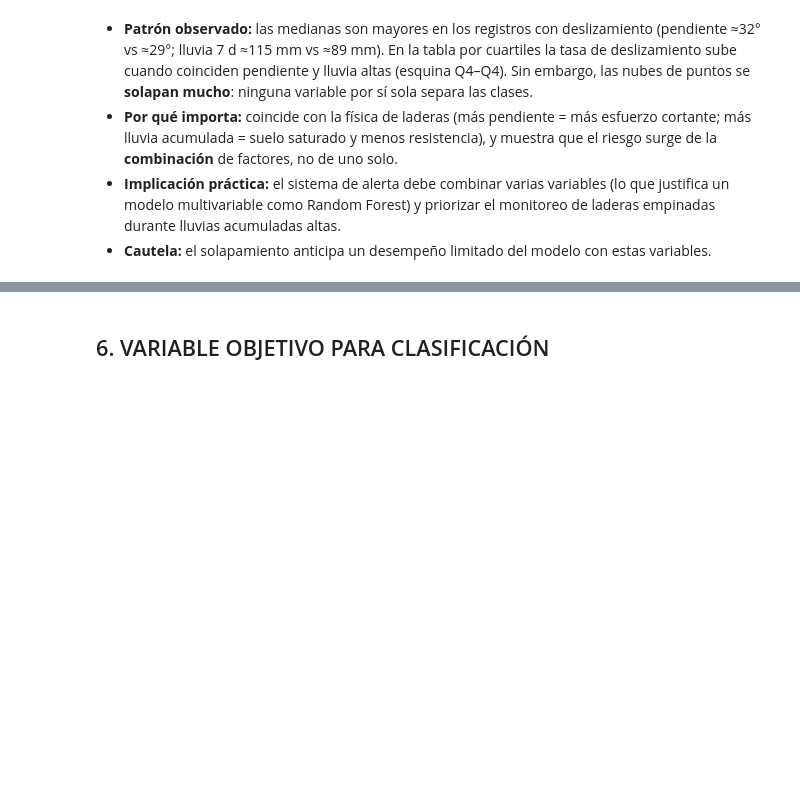
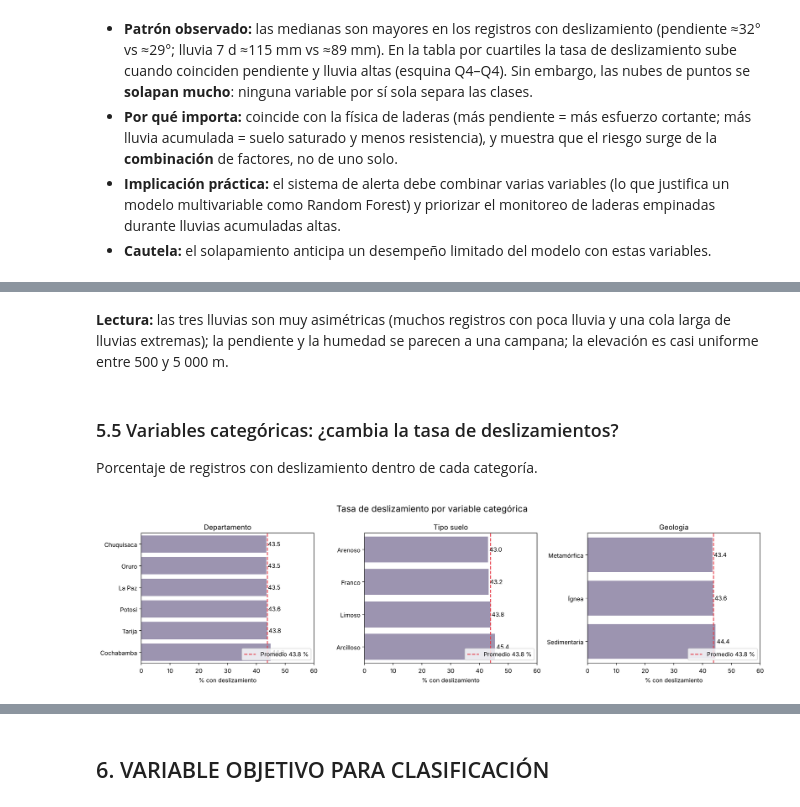
Before and after one commit to NORAHCIV-DEV/teletubis, a Jupyter notebook: Alerta_Deslizamientos_CRISP_DM.ipynb, the cells around one changed output, grey strips where cells are left out. Saved outputs shown, nothing was run; the diff lists cells and outputs as text; code cells hidden in the pictures; blank space fills up the shorter version.

```diff
--- a/Alerta_Deslizamientos_CRISP_DM.ipynb
+++ b/Alerta_Deslizamientos_CRISP_DM.ipynb
@@ -259,0 +312,20 @@ Q4                   0.47  0.53  0.51  0.60
+# %% [markdown]
+**Lectura:** las tres lluvias son muy asimétricas (muchos registros con poca lluvia y una cola larga de lluvias extremas); la pendiente y la humedad se parecen a una campana; la elevación es casi uniforme entre 500 y 5 000 m.
+# %% [markdown]
+### 5.5 Variables categóricas: ¿cambia la tasa de deslizamientos?
+Porcentaje de registros con deslizamiento dentro de cada categoría.
+# %%
+# Tasa de deslizamiento por categoría (departamento, tipo de suelo, geología)
+fig, axes = plt.subplots(1, 3, figsize=(16, 4.5))
+tasa_global = df[TARGET].mean() * 100
+for ax, v in zip(axes, VARS_CAT):
+    t = (df.groupby(v)[TARGET].mean() * 100).sort_values()
+    sns.barplot(x=t.values, y=t.index, color='#9a8fb5', ax=ax)
+    ax.axvline(tasa_global, color='#e63946', ls='--', label=f'Promedio {tasa_global:.1f} %')
+    ax.set_title(v.replace('_', ' ').capitalize()); ax.set_xlabel('% con deslizamiento'); ax.set_ylabel('')
+    ax.set_xlim(0, 60); ax.legend(loc='lower right')
+    for i, val in enumerate(t.values): ax.text(val + 0.5, i, f'{val:.1f}', va='center')
+fig.suptitle('Tasa de deslizamiento por variable categórica', fontsize=15)
+plt.tight_layout(); plt.show()
+# %% [output]
+[figure, added]
```
Also changed, not shown: parts of 21 cells of this notebook, 3 other files.
